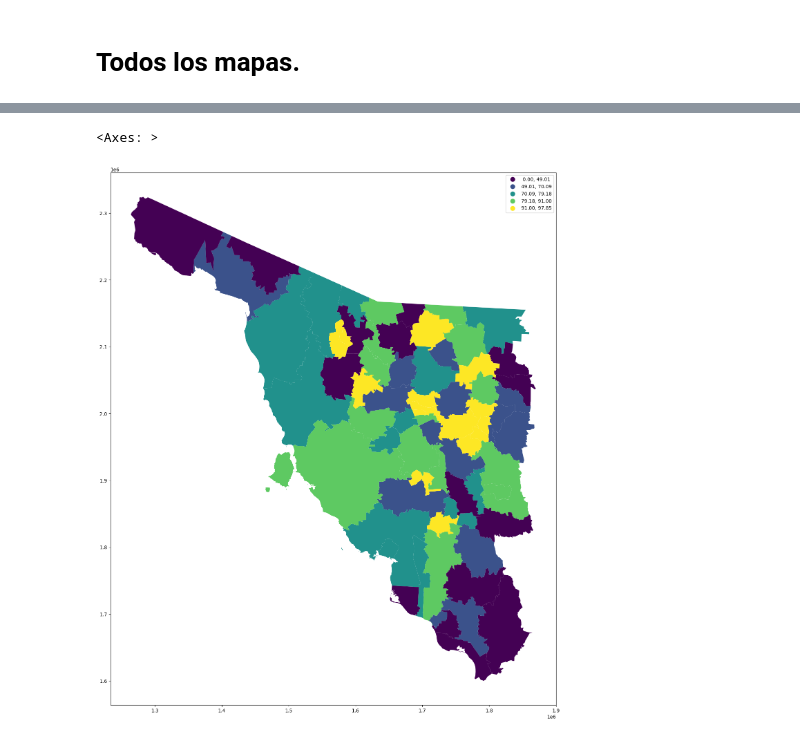
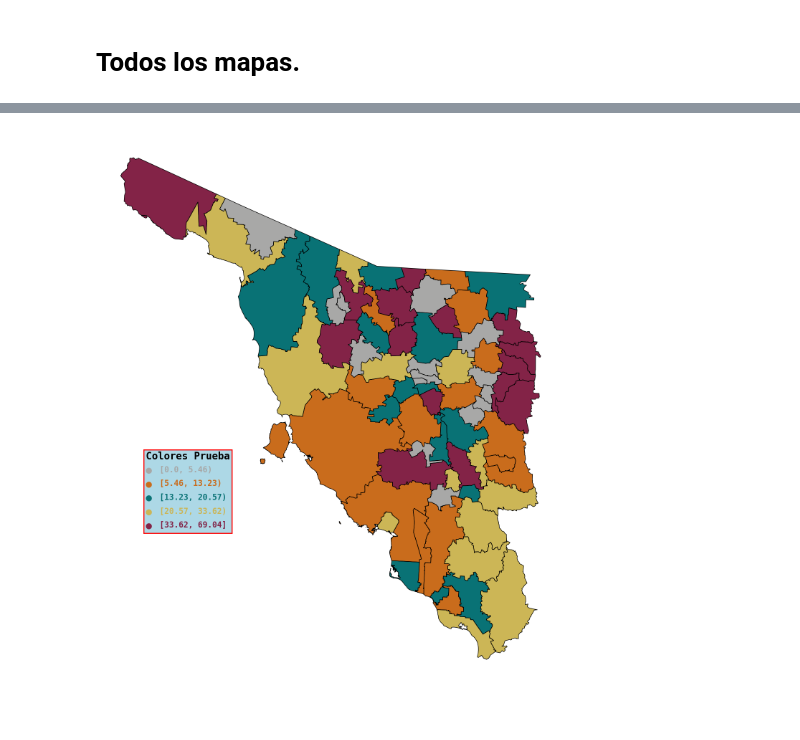
Before and after one commit to Dust1920/mapper, a Jupyter notebook: agua.ipynb, the cells around one changed output, grey strips where cells are left out. Drawn from its saved outputs; the diff is of its cells as text; code cells hidden in the pictures.

```diff
--- a/agua.ipynb
+++ b/agua.ipynb
@@ -99,6 +177,7 @@ def agua2():
 # %%
-fis, axs = plt.subplots(figsize = (20,20))
-agua_sonora.plot('1', scheme = 'quantiles', legend = True, ax =axs)
+fig1, axs = plt.subplots(figsize = (20,20))
+addon.legend_by_data(agua_sonora, '2', axs)
+agua_sonora.boundary.plot(lw = 1, color = 'black', ax = axs)
+axs.set_axis_off()
 # %% [output]
-<Axes: >
-[figure, old version]
+[figure, new version]
```
Also changed, not shown: parts of 10 cells of this notebook, 4 other files.
